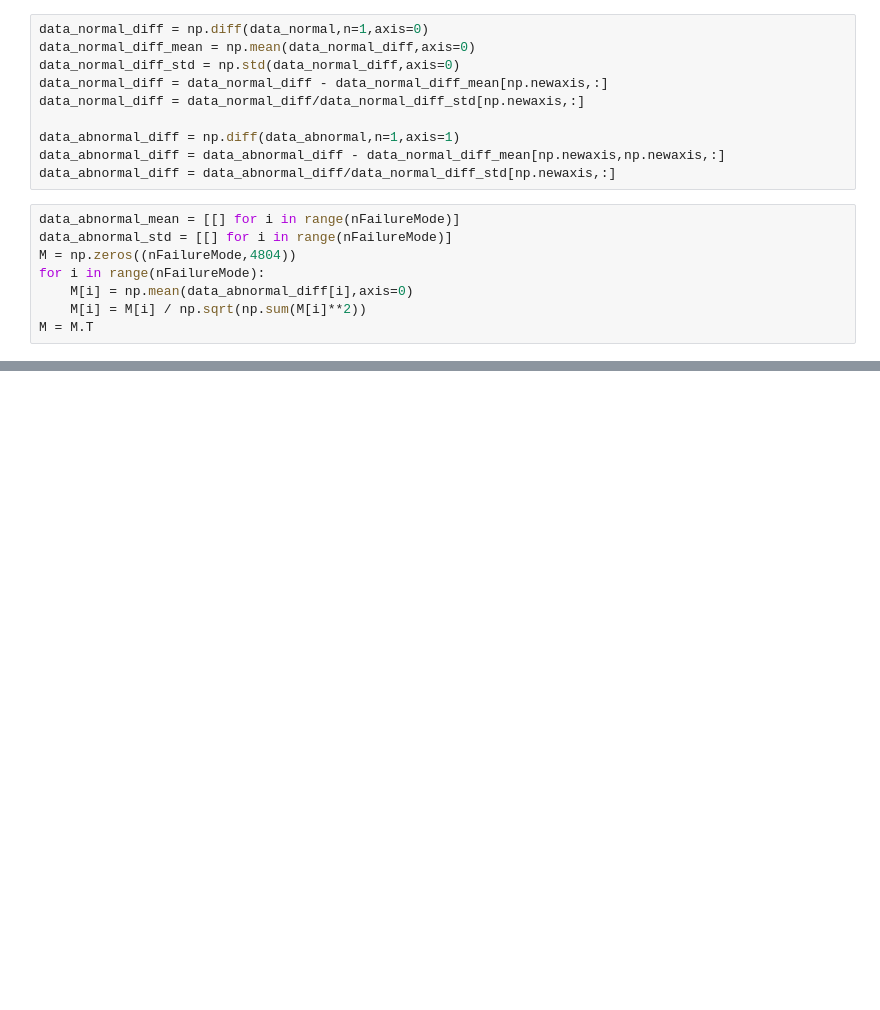
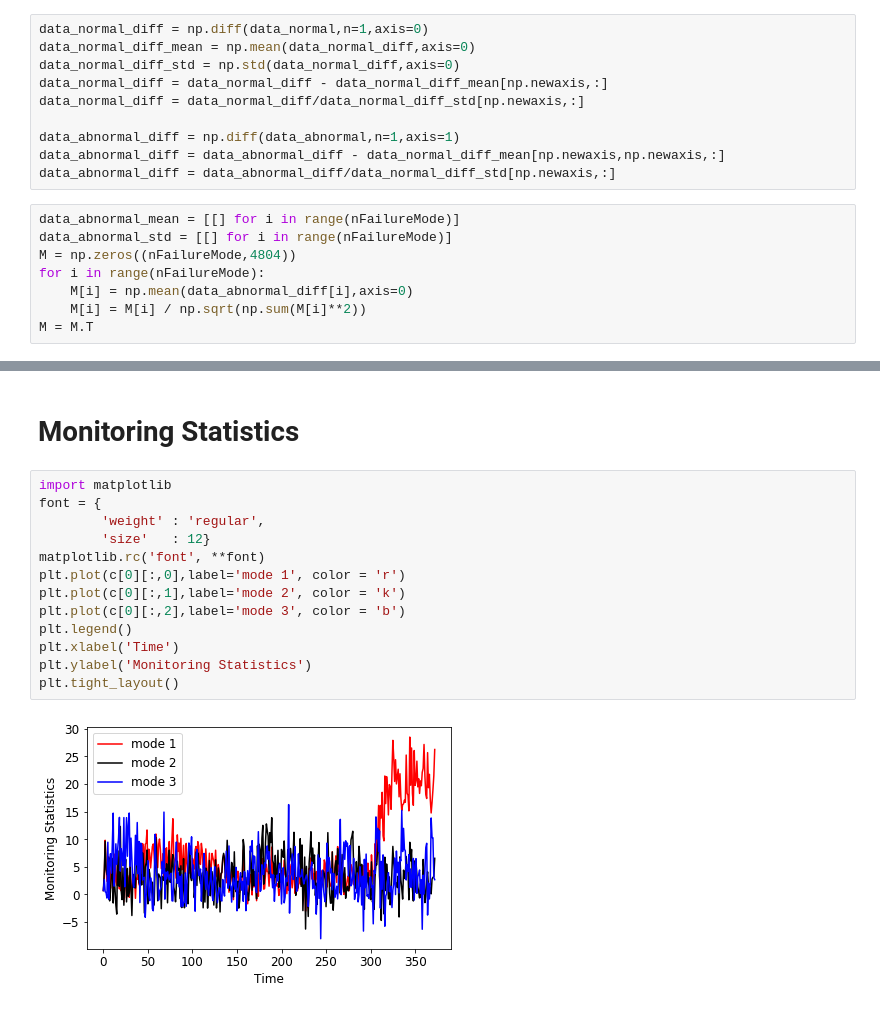
Before and after one commit to hyan46/ExtendedTSSRP, a Jupyter notebook: case_tonnage.ipynb, the cells around one changed output, grey strips where cells are left out. Drawn from its saved outputs; the diff is of its cells as text; blank space fills up the shorter version.

```diff
--- a/case_tonnage.ipynb
+++ b/case_tonnage.ipynb
@@ -122,0 +111,17 @@ for failure_idx in range(3):
+# %% [markdown]
+# Monitoring Statistics
+# %%
+import matplotlib
+font = {
+        'weight' : 'regular',
+        'size'   : 12}
+matplotlib.rc('font', **font)
+plt.plot(c[0][:,0],label='mode 1', color = 'r')
+plt.plot(c[0][:,1],label='mode 2', color = 'k')
+plt.plot(c[0][:,2],label='mode 3', color = 'b')
+plt.legend()
+plt.xlabel('Time')
+plt.ylabel('Monitoring Statistics')
+plt.tight_layout()
+# %% [output]
+[figure, added]
```
Also changed, not shown: parts of 19 cells of this notebook, 42 other files.
